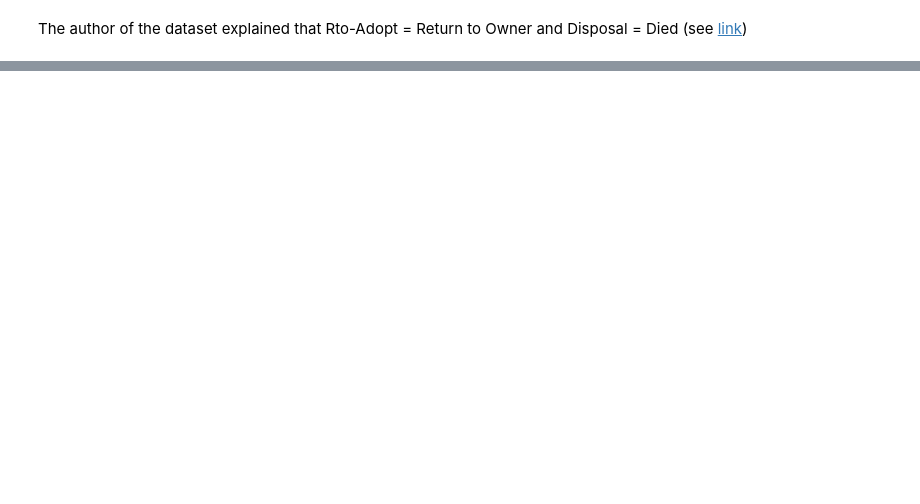
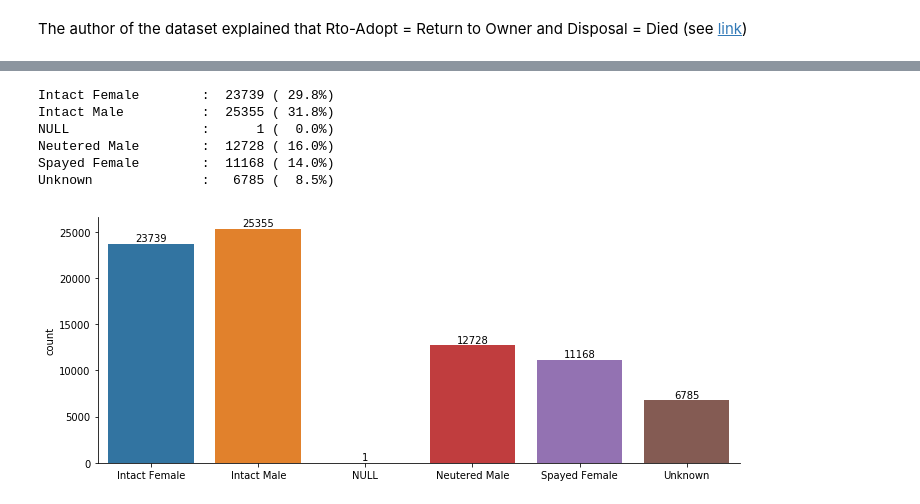
Before and after one commit to qfournier/IND6212_2019, a Jupyter notebook: notebook.ipynb, the cells around one changed output, grey strips where cells are left out. Saved outputs shown, nothing was run; the diff lists cells and outputs as text; code cells hidden in the pictures; blank space fills up the shorter version.

```diff
--- a/notebook.ipynb
+++ b/notebook.ipynb
@@ -190,8 +249,27 @@ for row in data:
 # %%
 # sex analysis
 sex, count = np.unique(data[:, 3], return_counts=True)
 for s, c in zip(sex, count):
     print("{:20s} : {:6d} ({:6.1%})".format(s, c, c / data.shape[0]))
+
+# plot class distribution with seaborn
+plt.figure(figsize=(10, 4))
+graph = sns.countplot(data[:, 3], order=sex)
+for i, c in enumerate(count):
+    graph.text(i, c + max(count) * 0.01, c, ha="center")
+sns.despine()
+plt.tight_layout()
+plt.savefig("figures/sex_distribution.png", dpi=300, transparent=True)
+plt.show()
+plt.close()
+# %% [output]
+Intact Female        :  23739 ( 29.8%)
+Intact Male          :  25355 ( 31.8%)
+NULL                 :      1 (  0.0%)
+Neutered Male        :  12728 ( 16.0%)
+Spayed Female        :  11168 ( 14.0%)
+Unknown              :   6785 (  8.5%)
+[figure, added]
 # %%
 # check if name as any impact
 out = list(set(data[:, 4]))
```
Also changed, not shown: parts of 38 cells of this notebook, 8 other files.
